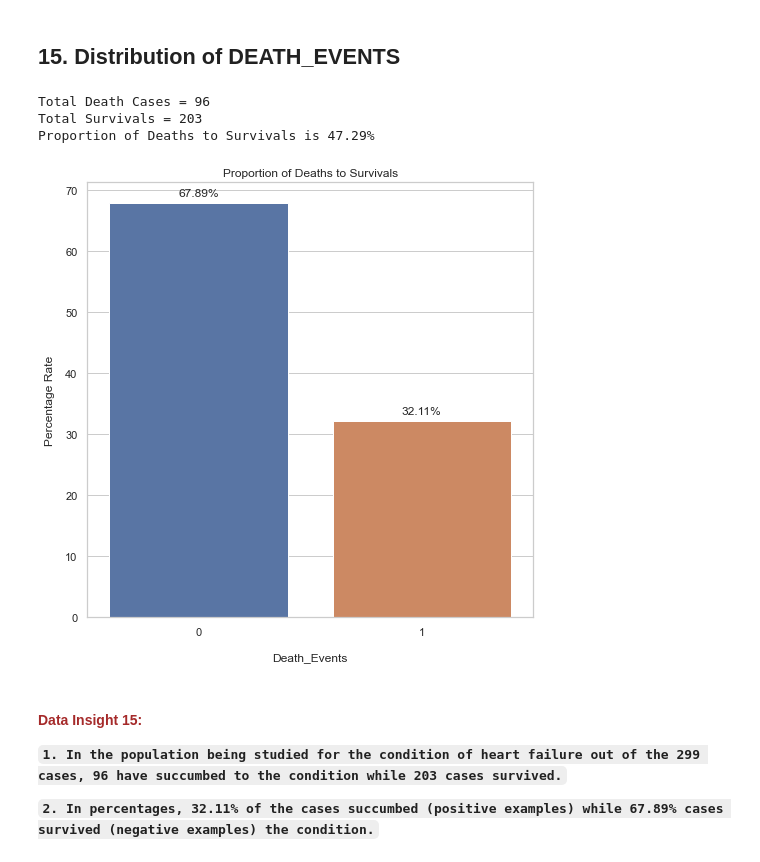
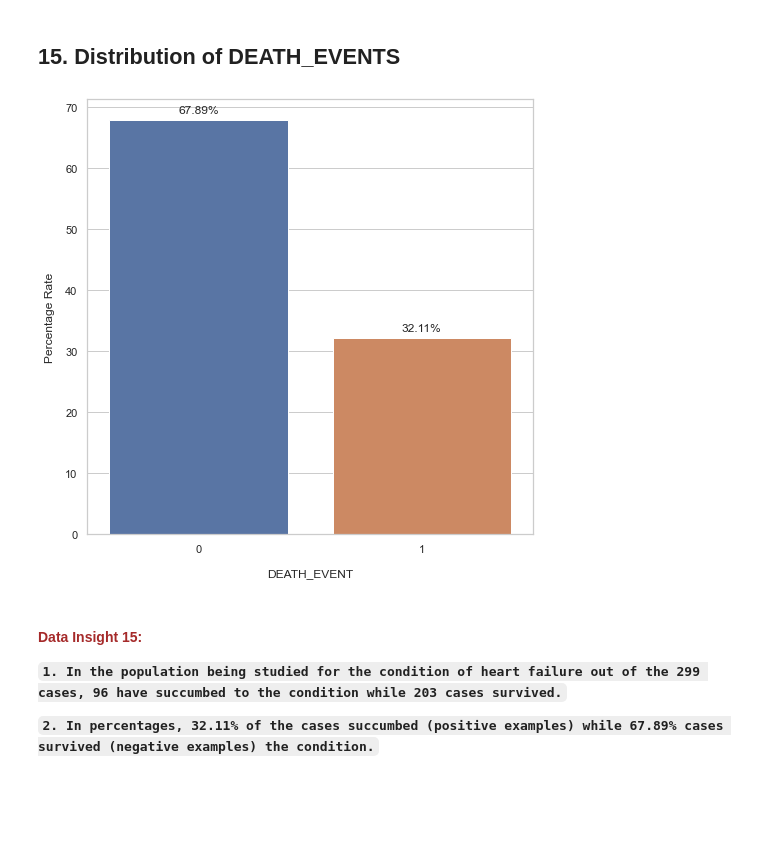
Before and after one commit to sauravmishra1710/Heart-Failure-Condition-And-Survival-Analysis, a Jupyter notebook: Exploratory_Data_Analysis.ipynb, the cells around one changed output. Saved outputs shown, nothing was run; the diff lists cells and outputs as text; code cells hidden in the pictures; blank space fills up the shorter version.

Commit message:
new function and doc string correction

```diff
--- a/Exploratory_Data_Analysis.ipynb
+++ b/Exploratory_Data_Analysis.ipynb
@@ -978,35 +978,16 @@ utils.constructDistPlot(hist_data = hist_data,
 **`4. Of the cases that have sodium levels in the acceptable range, 41.1% cases survived the heart failure condition while a very small number of 12.4% cases succumbed to the condition.`**
 # %% [markdown]
 ## 15. Distribution of DEATH_EVENTS
-# %%
-death_events = heart_faliure_data[heart_faliure_data["DEATH_EVENT"] == 1].shape[0]
-survivals = heart_faliure_data[heart_faliure_data["DEATH_EVENT"] == 0].shape[0]
-
-print(f"Total Death Cases = {death_events}")
-print(f"Total Survivals = {survivals}")
-print(f"Proportion of Deaths to Survivals is {(death_events / survivals) * 100:.2f}%")
-
-plt.figure(figsize = (8, 8))
-
-series = round(((heart_faliure_data["DEATH_EVENT"].value_counts(dropna = False))/
-                (len(heart_faliure_data["DEATH_EVENT"])) * 100), 2)
-
-ax = sns.barplot(x = series.index, y = series.values, order = series.sort_index().index)
-plt.xlabel("Death_Events", labelpad = 15)
-plt.ylabel('Percentage Rate', labelpad = 10)
-
-# Call Custom Function
-utils.add_data_labels(ax)
-
-plt.subplots_adjust(hspace = 0.3)
-plt.subplots_adjust(wspace = 0.5)
-plt.title("Proportion of Deaths to Survivals")
-plt.show()
-# %% [output]
-Total Death Cases = 96
-Total Survivals = 203
-Proportion of Deaths to Survivals is 47.29%
-[figure, removed]
+# %%
+category_list = ['DEATH_EVENT']
+
+utils.plotUnivariateAnalysis(data_frame = heart_faliure_data,
+                             category_list = category_list,
+                             rows = 1,
+                             cols = 1,
+                             figsize = (8, 8))
+# %% [output]
+[figure, added]
 # %% [markdown]
 #### <font color = brown>Data Insight 15:</font>
 
```
Also changed, not shown: parts of 6 cells of this notebook, 1 other file.
